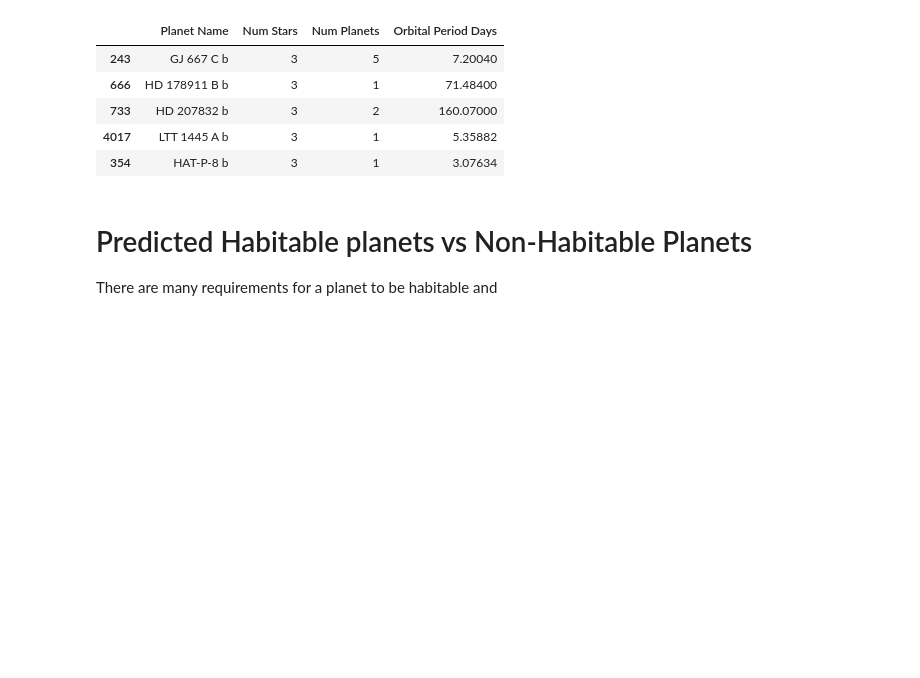
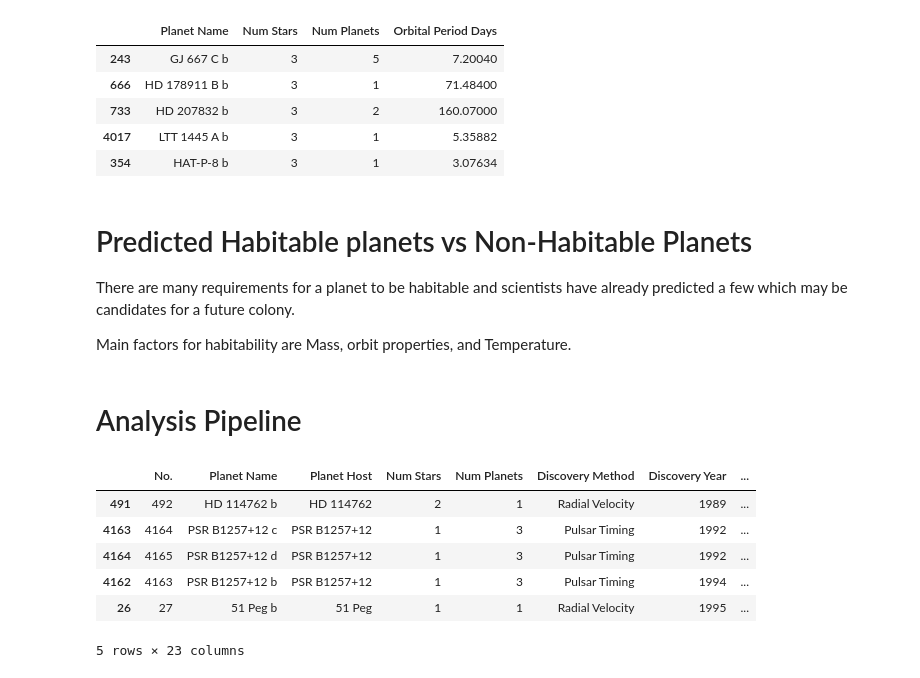
Before and after one commit to ubco-W2022T1-cosc301/project-group35, a Jupyter notebook: notebooks/analysis1.ipynb, the cells around one changed output. Saved outputs shown, nothing was run; the diff lists cells and outputs as text; code cells hidden in the pictures; blank space fills up the shorter version.

```diff
--- a/notebooks/analysis1.ipynb
+++ b/notebooks/analysis1.ipynb
@@ -83,4 +83,21 @@ Count
 # %% [markdown]
 # Predicted Habitable planets vs Non-Habitable Planets
 
-There are many requirements for a planet to be habitable and
+There are many requirements for a planet to be habitable and scientists have already predicted a few which may be candidates for a future colony.
+
+Main factors for habitability are Mass, orbit properties, and Temperature.
+# %% [markdown]
+# Analysis Pipeline
+# %%
+import pandas as pd
+df = pd.read_csv("../data/raw/DataOriginal.csv")
+df = df.sort_values('Discovery Year',ascending=True)
+df.head()
+# %% [output]
+|  | No. | Planet Name | Planet Host | Num Stars | Num Planets | Discovery Method | Discovery Year | ... |
+| 491 | 492 | HD 114762 b | HD 114762 | 2 | 1 | Radial Velocity | 1989 | ... |
+| 4163 | 4164 | PSR B1257+12 c | PSR B1257+12 | 1 | 3 | Pulsar Timing | 1992 | ... |
+| 4164 | 4165 | PSR B1257+12 d | PSR B1257+12 | 1 | 3 | Pulsar Timing | 1992 | ... |
+| 4162 | 4163 | PSR B1257+12 b | PSR B1257+12 | 1 | 3 | Pulsar Timing | 1994 | ... |
+| 26 | 27 | 51 Peg b | 51 Peg | 1 | 1 | Radial Velocity | 1995 | ... |
+5 rows × 23 columns
```
